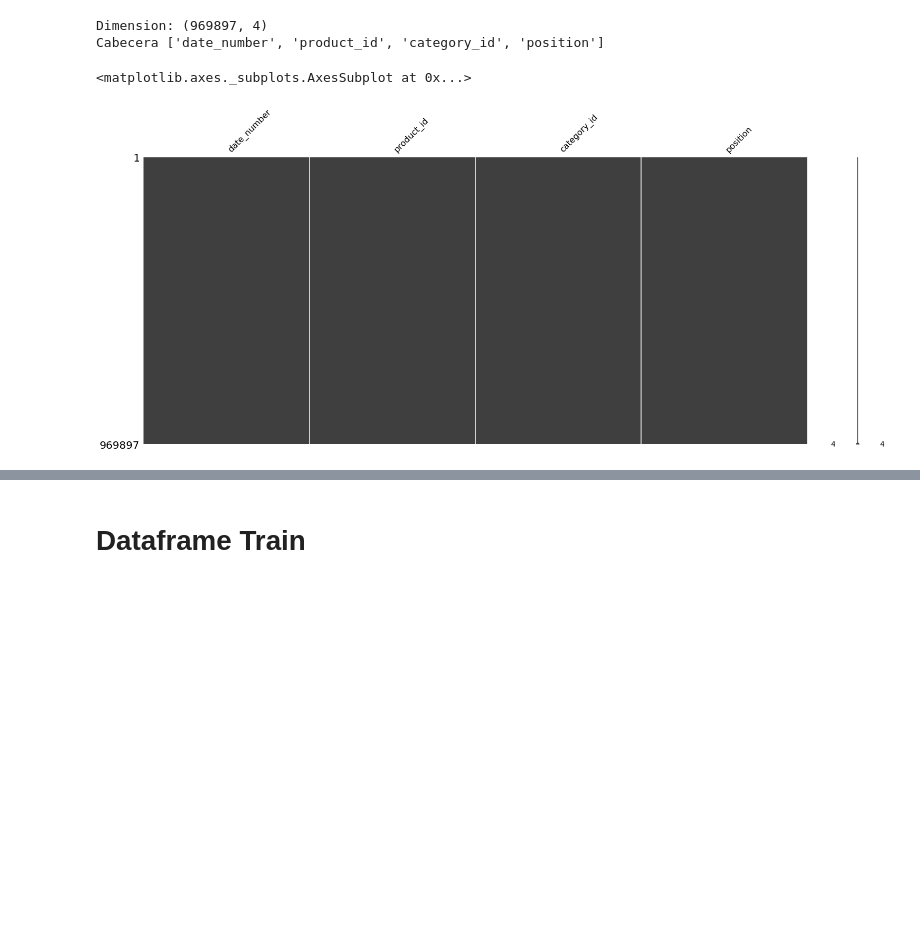
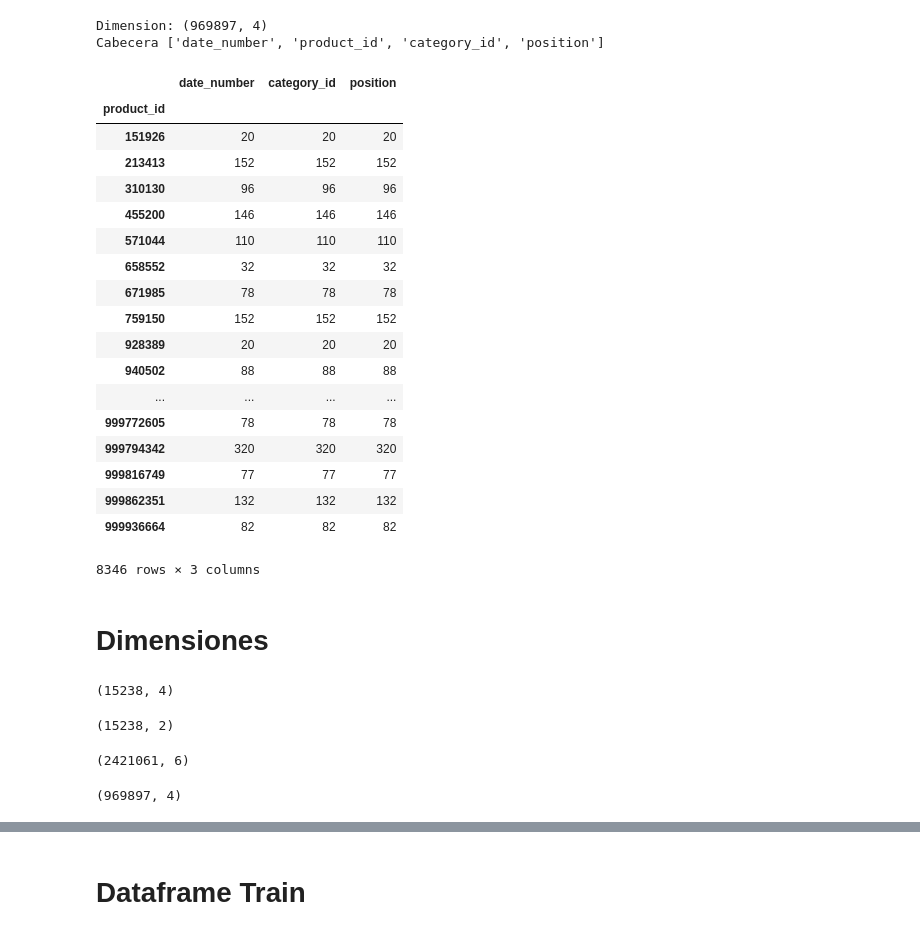
Before and after one commit to rodgomrod/Zara_Competition, a Jupyter notebook: Notebooks/1_EDA.ipynb, the cells around one changed output, grey strips where cells are left out. Cells and saved outputs as stored; diff of their text form; code cells hidden in the pictures; blank space fills up the shorter version.

```diff
--- a/Notebooks/1_EDA.ipynb
+++ b/Notebooks/1_EDA.ipynb
@@ -69,7 +60,4 @@ Dimension: (969897, 4)
 Cabecera ['date_number', 'product_id', 'category_id', 'position']
 # %%
 # Comprobamos si hay nulos en el dataset
-msn.matrix(product_positions_0_63)
+# msn.matrix(product_positions_0_63)
-# %% [output]
-<matplotlib.axes._subplots.AxesSubplot at 0x...>
-[figure, removed]
@@ -76,2 +66,40 @@ msn.matrix(product_positions_0_63)
+# %%
+product_positions_0_63.groupby('product_id').count()
+# %% [output]
+|  | date_number | category_id | position |
+| product_id |  |  |  |
+| 151926 | 20 | 20 | 20 |
+| 213413 | 152 | 152 | 152 |
+| 310130 | 96 | 96 | 96 |
+| 455200 | 146 | 146 | 146 |
+| 571044 | 110 | 110 | 110 |
+| 658552 | 32 | 32 | 32 |
+| 671985 | 78 | 78 | 78 |
+| 759150 | 152 | 152 | 152 |
+| 928389 | 20 | 20 | 20 |
+| 940502 | 88 | 88 | 88 |
+| ... | ... | ... | ... |
+| 999772605 | 78 | 78 | 78 |
+| 999794342 | 320 | 320 | 320 |
+| 999816749 | 77 | 77 | 77 |
+| 999862351 | 132 | 132 | 132 |
+| 999936664 | 82 | 82 | 82 |
+8346 rows × 3 columns
+# %% [markdown]
+# Dimensiones
+# %%
+products.shape
+# %% [output]
+(15238, 4)
+# %%
+products_blocks.shape
+# %% [output]
+(15238, 2)
+# %%
+products_stock_ventas.shape
+# %% [output]
+(2421061, 6)
 # %%
-product_positions_0_63.head()
+product_positions_0_63.shape
+# %% [output]
+(969897, 4)
```
Also changed, not shown: parts of 42 cells of this notebook.
